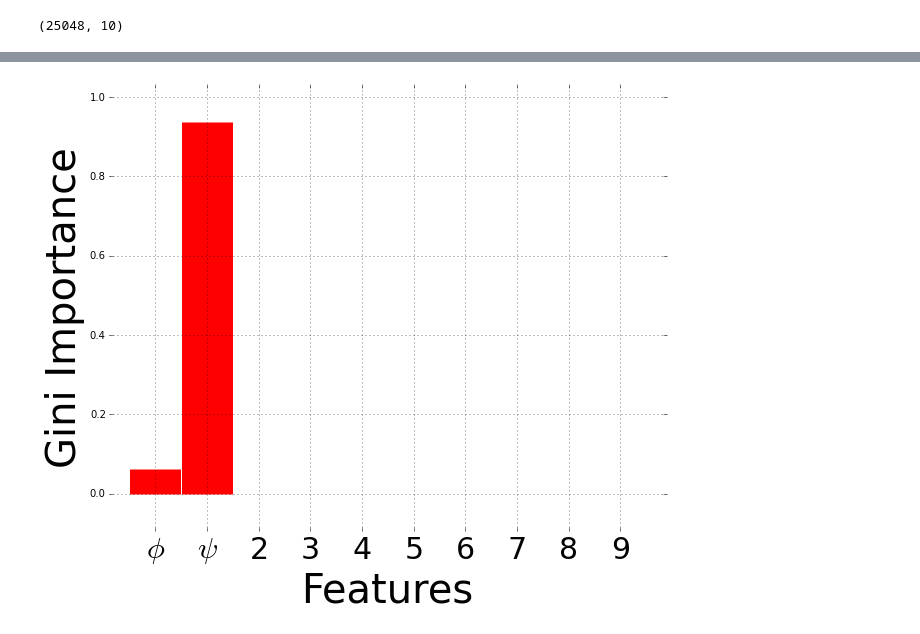
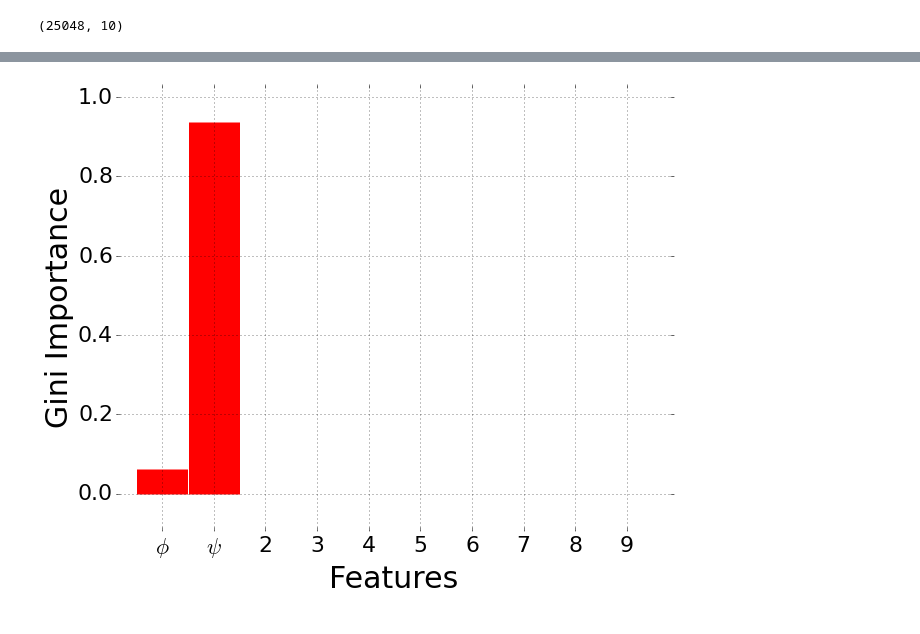
Before and after one commit to msultan/alanine_tree, a Jupyter notebook: alanine_tree.ipynb, the cells around one changed output, grey strips where cells are left out. Cells and saved outputs as stored; diff of their text form; code cells hidden in the pictures.

```diff
--- a/alanine_tree.ipynb
+++ b/alanine_tree.ipynb
@@ -142,14 +151,17 @@ tight_layout()
 # %%
 figure(figsize=(10,8))
 vlines(np.arange(10),np.repeat(0,10),clf_gini.feature_importances_,color='red',linewidth=51)
 locs, labels = xticks()
 labels = ['$\phi$','$\psi$','2','3','4','5','6','7','8','9']
-xticks(np.arange(10), labels,size=30)
+xticks(np.arange(10), labels,size=22)
+yticks(size=22)
 margins(0.1)
 box('off')
 grid('on')
-xlabel("Features",size=40)
-ylabel("Gini Importance",size=40)
+xlabel("Features",size=30)
+ylabel("Gini Importance",size=30)
+tight_layout
+
 savefig("gini.tiff",dpi=300)
 # %% [output]
-[figure, old version]
+[figure, new version]
```
Also changed, not shown: parts of 4 cells of this notebook, 3 other files.
